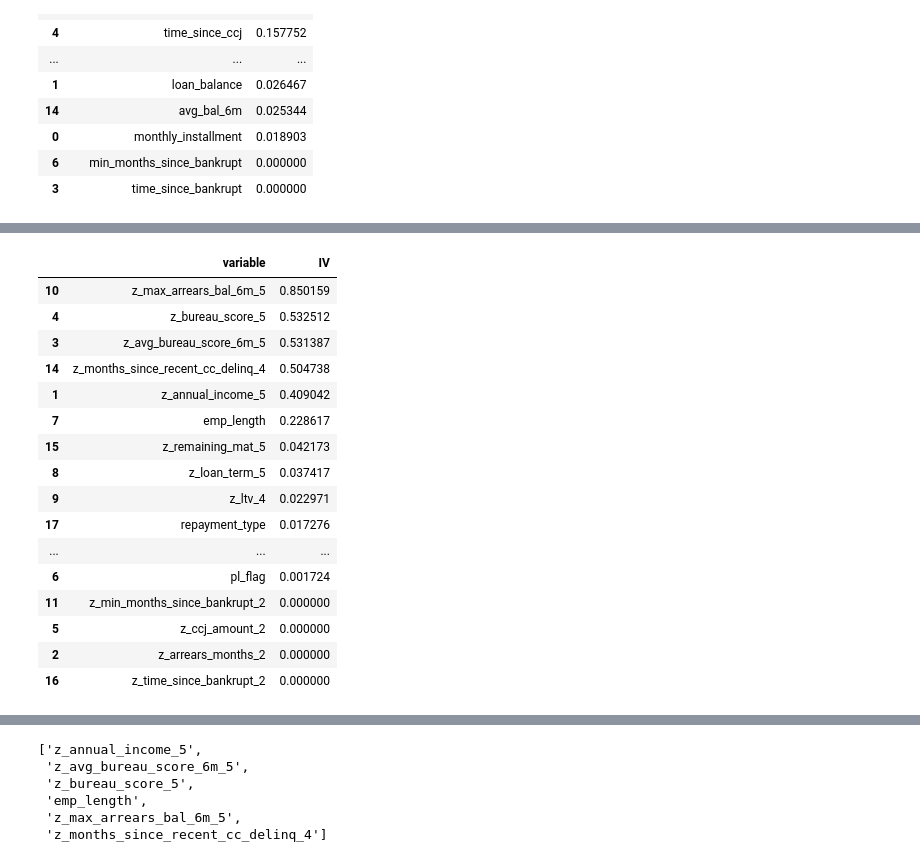
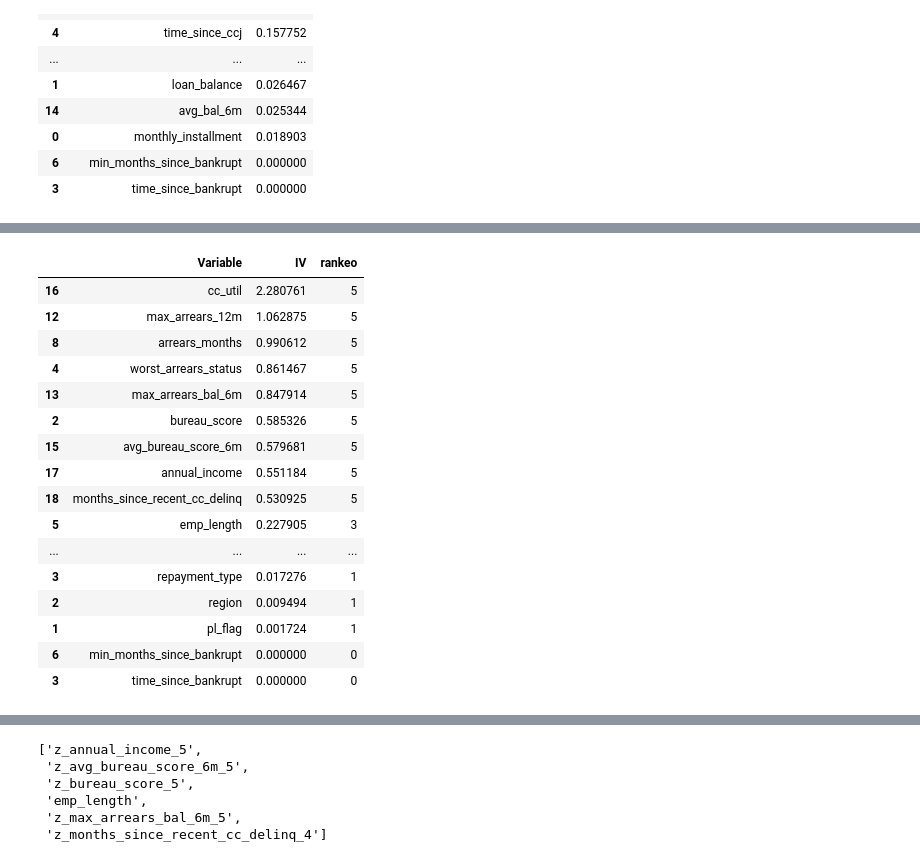
Before and after one commit to danpa26/CredRisk, a Jupyter notebook: one_yr_pd/one_year_pd.ipynb, the cells around one changed output, grey strips where cells are left out. Cells and saved outputs as stored; diff of their text form; code cells hidden in the pictures.

```diff
--- a/one_yr_pd/one_year_pd.ipynb
+++ b/one_yr_pd/one_year_pd.ipynb
@@ -631,0 +772,14 @@ iv_df_con
+# %%
+# Getting IV value for numerical variables
+# genera cada una de las tablas con varios resultados, entre estos el IV: Information Value
+
+iv_list_cat = []
+
+for val in var_cat:
+
+    x = df2[val].values
+    y = df2['default_event'].values
+    optb = OptimalBinning(name = val, dtype = 'categorical', solver = 'cp')
+    optb.fit(x, y)
+    binning_table = optb.binning_table
+    iv_list_cat.append(binning_table.build().loc['Totals', 'IV'])
@@ -631,0 +788,13 @@ iv_df_con
+# %%
+iv_vcat_table = []
+
+for val in var_cat:
+
+    x = df2[val].values
+    y = df2['default_event'].values
+    optb = OptimalBinning(name = val, dtype = 'categorical', solver = 'cp')
+    optb.fit(x, y)
+    iv_vcat_table = optb.binning_table.build()
+    print(f"Frecuencias para la variable {val} \n")
+    display(iv_vcat_table)
+    print("\n")
@@ -632,3 +875,5 @@ iv_df_con
+# %%
+iv_tot = pd.concat([iv_df_con,iv_df_cat])
 # %%
 #revisar con optimal binnig
 # investigar como usarlo con var categoricas
@@ -660,0 +881,8 @@ iv.drop(columns=['raiz','id'],inplace = True)
+# %%
+iv_tot['rankeo'] = iv_tot.apply(lambda x: 0 if x['IV'] == 0 or x['IV'] == -1
+                                else 1 if x['IV'] > 0 and x['IV'] <= 0.02  # 1st condition
+                                else  2 if x['IV'] > 0.02 and x['IV'] <= 0.1 # 2nd condition
+                                else 3 if x['IV'] > 0.1 and x['IV'] <= 0.3 # 3rd condition
+                                else 4 if x['IV'] > 0.3 and x['IV'] <= 0.5 # 4rd condition
+                                else 5 if x['IV'] > 0.5 # 5rd condition
+                                else np.nan,axis = 1)
@@ -661,20 +896,20 @@ iv.drop(columns=['raiz','id'],inplace = True)
 # %%
-iv.sort_values(by = "IV", ascending = False)
+iv_tot.sort_values(by = 'IV',ascending = False)
 # %% [output]
-|  | variable | IV |
-| 10 | z_max_arrears_bal_6m_5 | 0.850159 |
-| 4 | z_bureau_score_5 | 0.532512 |
-| 3 | z_avg_bureau_score_6m_5 | 0.531387 |
-| 14 | z_months_since_recent_cc_delinq_4 | 0.504738 |
-| 1 | z_annual_income_5 | 0.409042 |
-| 7 | emp_length | 0.228617 |
-| 15 | z_remaining_mat_5 | 0.042173 |
-| 8 | z_loan_term_5 | 0.037417 |
-| 9 | z_ltv_4 | 0.022971 |
-| 17 | repayment_type | 0.017276 |
-| ... | ... | ... |
-| 6 | pl_flag | 0.001724 |
-| 11 | z_min_months_since_bankrupt_2 | 0.000000 |
-| 5 | z_ccj_amount_2 | 0.000000 |
-| 2 | z_arrears_months_2 | 0.000000 |
-| 16 | z_time_since_bankrupt_2 | 0.000000 |
+|  | Variable | IV | rankeo |
+| 16 | cc_util | 2.280761 | 5 |
+| 12 | max_arrears_12m | 1.062875 | 5 |
+| 8 | arrears_months | 0.990612 | 5 |
+| 4 | worst_arrears_status | 0.861467 | 5 |
+| 13 | max_arrears_bal_6m | 0.847914 | 5 |
+| 2 | bureau_score | 0.585326 | 5 |
+| 15 | avg_bureau_score_6m | 0.579681 | 5 |
+| 17 | annual_income | 0.551184 | 5 |
+| 18 | months_since_recent_cc_delinq | 0.530925 | 5 |
+| 5 | emp_length | 0.227905 | 3 |
+| ... | ... | ... | ... |
+| 3 | repayment_type | 0.017276 | 1 |
+| 2 | region | 0.009494 | 1 |
+| 1 | pl_flag | 0.001724 | 1 |
+| 6 | min_months_since_bankrupt | 0.000000 | 0 |
+| 3 | time_since_bankrupt | 0.000000 | 0 |
```
Also changed, not shown: parts of 39 cells of this notebook.
